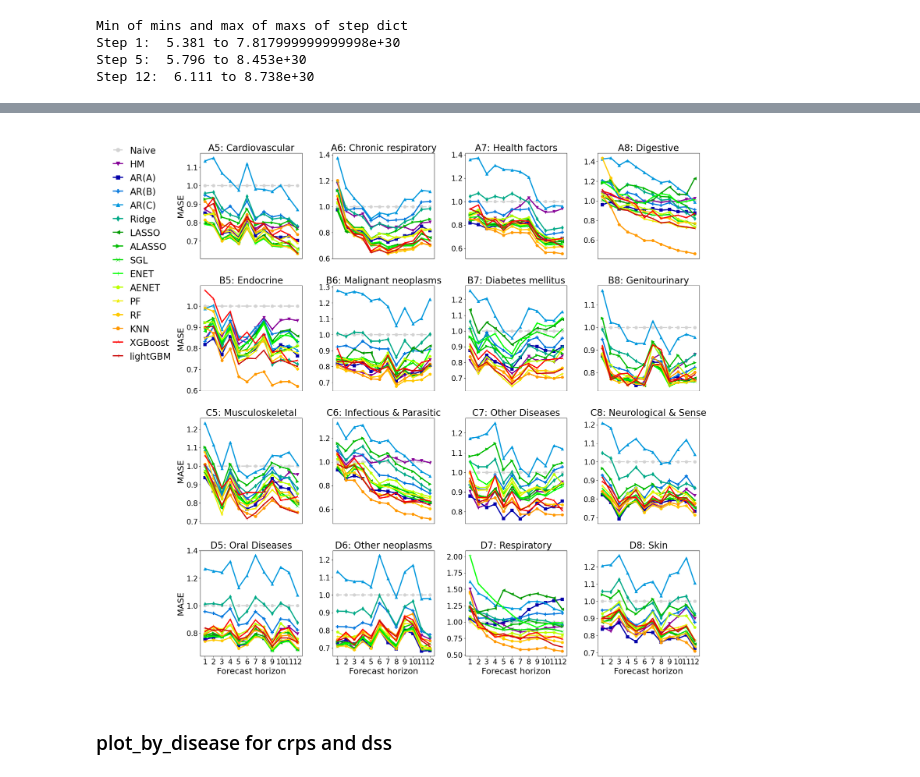
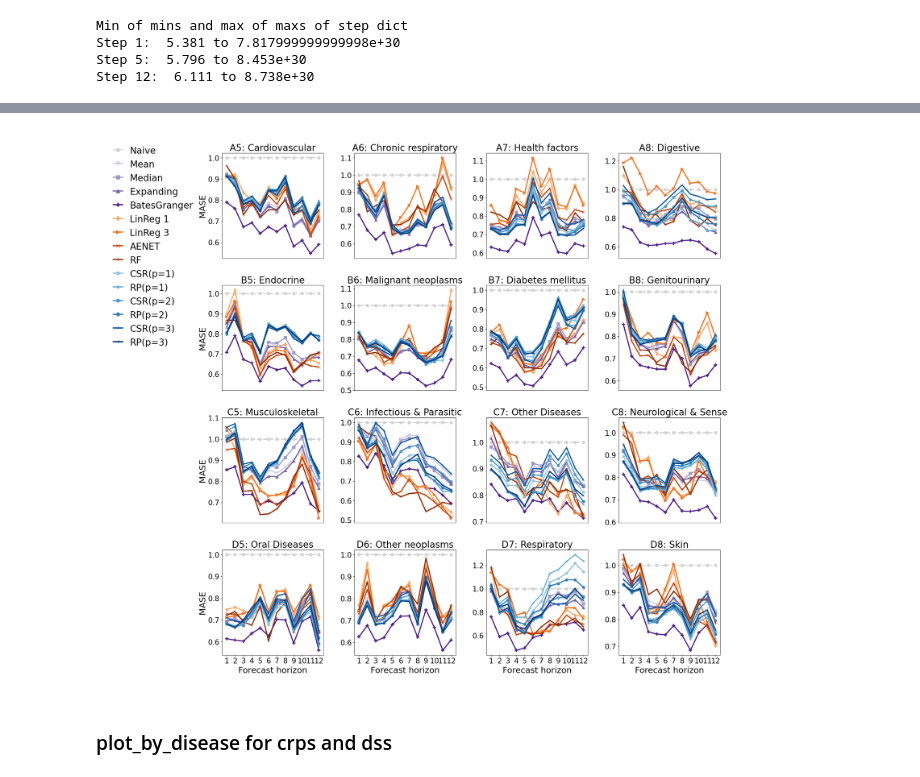
Before and after one commit to gpeihong/lkc-point-forecast, a Jupyter notebook: 07Plotting.ipynb, the cells around one changed output, grey strips where cells are left out. Saved outputs shown, nothing was run; the diff lists cells and outputs as text; code cells hidden in the pictures.

```diff
--- a/07Plotting.ipynb
+++ b/07Plotting.ipynb
@@ -61,11 +61,11 @@ def color_picker(min_model_name):
         'mean_xmse': mpl.colors.to_hex(mpl.cm.Purples(0.7)),
         'mean_BG': mpl.colors.to_hex(mpl.cm.Purples(0.9)),
 
-        'linreg_c_1': mpl.colors.to_hex(mpl.cm.Oranges(0.2)),
-        'linreg_c_2': mpl.colors.to_hex(mpl.cm.Oranges(0.4)),
+        'linreg_c_1': mpl.colors.to_hex(mpl.cm.Oranges(0.4)),
+        'linreg_c_2': mpl.colors.to_hex(mpl.cm.Oranges(0.45)),
         'linreg_c_3': mpl.colors.to_hex(mpl.cm.Oranges(0.6)),
         'aenet_2': mpl.colors.to_hex(mpl.cm.Oranges(0.8)),
-        'randomforest_2': mpl.colors.to_hex(mpl.cm.Oranges(0.9)),
+        'randomforest_2': mpl.colors.to_hex(mpl.cm.Oranges(0.95)),
 
         'CSR_1': mpl.colors.to_hex(mpl.cm.Blues(0.4)),
         'RP_1': mpl.colors.to_hex(mpl.cm.Blues(0.5)),
@@ -941,7 +941,7 @@ def plot_by_disease(target_variables_file, error_metric_directory, error_metric,
 
         legend_handles = []
         # Can change depends on what models you want to visualize: all combi[0, 16:21, 22:31]; simple[0, 1:16]
-        for model in error_df.columns.values[np.r_[0, 1:16]]:
+        for model in error_df.columns.values[np.r_[0, 16:21, 22:31]]:
             color = color_picker(model)
             marker = marker_picker(model)
             if model == 'naive':
@@ -953,36 +953,36 @@ def plot_by_disease(target_variables_file, error_metric_directory, error_metric,
             # Create a legend handle combining line and scatter
             legend_handle = mpl.lines.Line2D([], [], color=line.get_color(), marker=marker, linestyle=line.get_linestyle(), markersize=10, linewidth=3)
             legend_handles.append((legend_handle, all_models.get(model, model)))
 
         ax.set_title(f'{labs[i]}: {rename_disease(disease)}', fontsize=24)
         if row == 3:
             ax.set_xlabel('Forecast horizon', fontsize=22)
             x_ticks = np.arange(1, len(error_df.index.values)+1)  # Assuming error_df.index.values are numerical
             ax.set_xticks(x_ticks)
             ax.set_xticklabels(error_df.index.values)
         else:
             ax.set_xticklabels([])
             ax.set_xticks([])
 
         if col == 0:
             ax.set_ylabel(error_metric, fontsize=22)
 
         if row == 0 and col == 0:
             handles, labels = zip(*legend_handles)
             ax.legend(handles, labels, bbox_to_anchor=(-0.25, 1.1), loc=0, borderaxespad=0, fontsize=24)
 
         ax.tick_params(axis='both', labelsize=19)
 
 
     plt.savefig(output_file)
 
 
-plot_by_disease('selected_variables.txt', 'error_metrics', 'MASE', 'simple_MASE.pdf')
+# plot_by_disease('selected_variables.txt', 'error_metrics', 'MASE', 'simple_MASE.pdf')
 # plot_by_disease('selected_variables.txt', 'error_metrics', 'MAPE', 'simple_MAPE.pdf')
-# plot_by_disease('selected_variables.txt', 'error_metrics_full_30', 'MASE', 'All_combi_MASE_30.pdf')
+plot_by_disease('selected_variables.txt', 'error_metrics_full_30', 'MASE', 'All_combi_MASE_30.pdf')
 # plot_by_disease('selected_variables.txt', 'error_metrics_full_30', 'MAPE', 'All_combi_MAPE_30.pdf')
 # %% [output]
-[figure, old version]
+[figure, new version]
 # %% [markdown]
 ### plot_by_disease for crps and dss
 # %%
```
Also changed, not shown: 1 other file.
